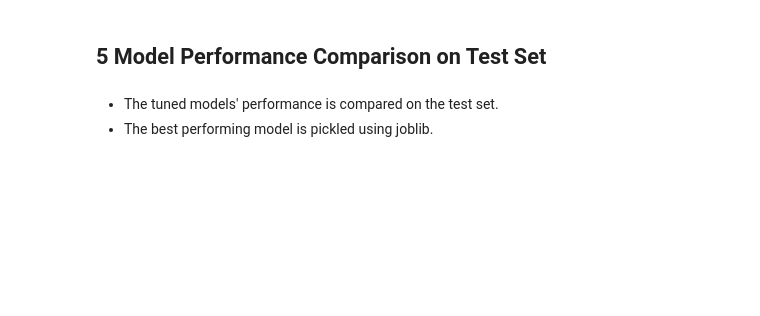
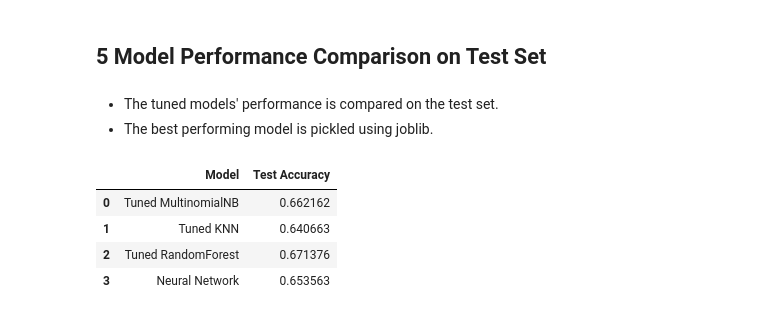
Before and after one commit to mwakad/NLP-models-for-twitter-sentiment-analysis--google-and-apple-products-, a Jupyter notebook: notebooks/daniel.ipynb, the cells around one changed output. Saved outputs shown, nothing was run; the diff lists cells and outputs as text; code cells hidden in the pictures; blank space fills up the shorter version.

```diff
--- a/notebooks/daniel.ipynb
+++ b/notebooks/daniel.ipynb
@@ -785,0 +921,13 @@ param_grid = {
+# %%
+# Train the model
+history = model.fit(
+    X_train_vec, y_train_enc,
+    validation_data=(X_val_vec, y_val_enc),
+    epochs=10,
+    batch_size=32,
+    verbose=1
+)
+
+# Evaluate on validation set
+val_loss, val_acc = model.evaluate(X_val_vec, y_val_enc, verbose=0)
+print(f"Validation accuracy: {val_acc:.4f}")
@@ -788,3 +988,33 @@ param_grid = {
 # %% [markdown]
 - The tuned models' performance is compared on the test set.
 - The best performing model is pickled using joblib.
+# %%
+# Compute test set accuracy for each tuned model
+test_score_mnb = grid_search.score(X_test, y_test)
+test_score_knn = grid_search_knn.score(X_test, y_test)
+test_score_rf = grid_search_rf.score(X_test, y_test)
+test_loss_nn, test_score_nn = model.evaluate(X_test_vec, y_test_enc, verbose=0)
+
+# Format results in a DataFrame
+results_df = pd.DataFrame({
+    'Model': [
+        'Tuned MultinomialNB',
+        'Tuned KNN',
+        'Tuned RandomForest',
+        'Neural Network'
+    ],
+    'Test Accuracy': [
+        test_score_mnb,
+        test_score_knn,
+        test_score_rf,
+        test_score_nn
+    ]
+})
+
+results_df
+# %% [output]
+|  | Model | Test Accuracy |
+| 0 | Tuned MultinomialNB | 0.662162 |
+| 1 | Tuned KNN | 0.640663 |
+| 2 | Tuned RandomForest | 0.671376 |
+| 3 | Neural Network | 0.653563 |
```
Also changed, not shown: parts of 43 cells of this notebook.
